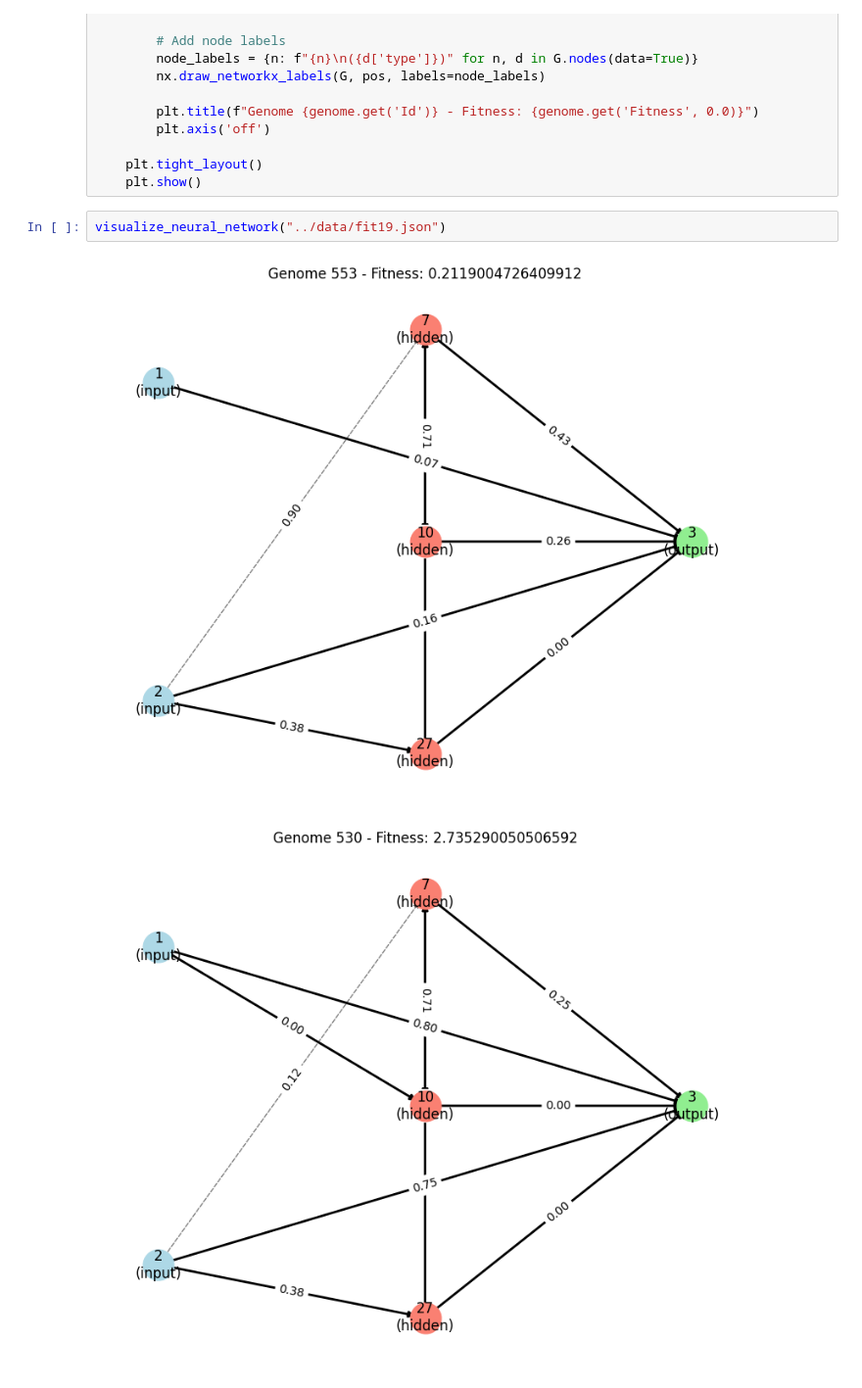
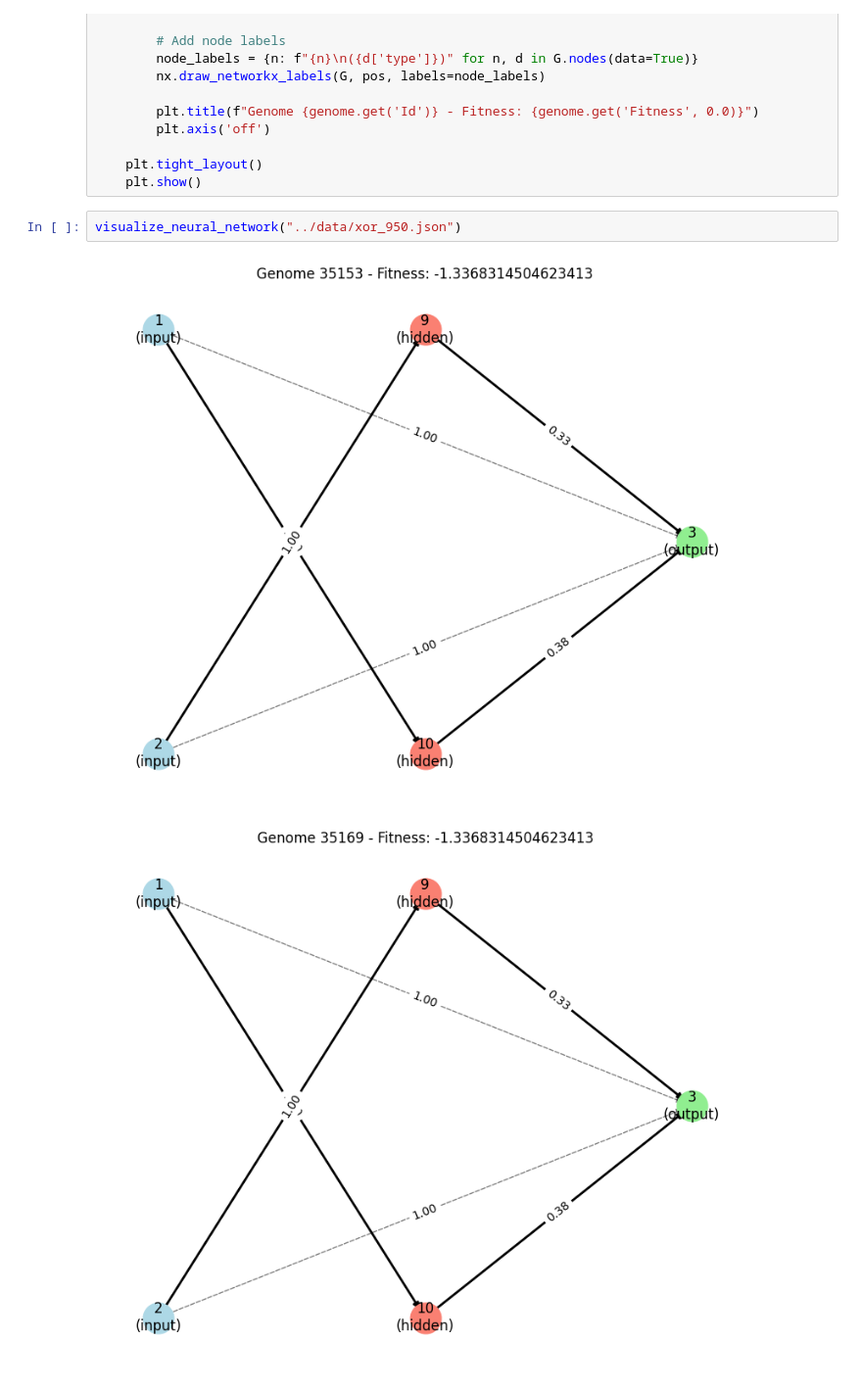
Before and after one commit to St0pien/rocket-learning, a Jupyter notebook: Tools/visualizer.ipynb, the cells around one changed output. Shown at 98% size. Saved outputs shown, nothing was run; the diff lists cells and outputs as text.

```diff
--- a/Tools/visualizer.ipynb
+++ b/Tools/visualizer.ipynb
@@ -146,7 +146,7 @@ def visualize_neural_network(json_data):
     plt.tight_layout()
     plt.show()
 # %%
-visualize_neural_network("../data/fit19.json")
+visualize_neural_network("../data/xor_950.json")
 # %% [output]
-[figure, old version]
+[figure, new version]
-[figure, old version]
+[figure, new version]
```
Also changed, not shown: parts of 1 cell of this notebook, 8 other files.
